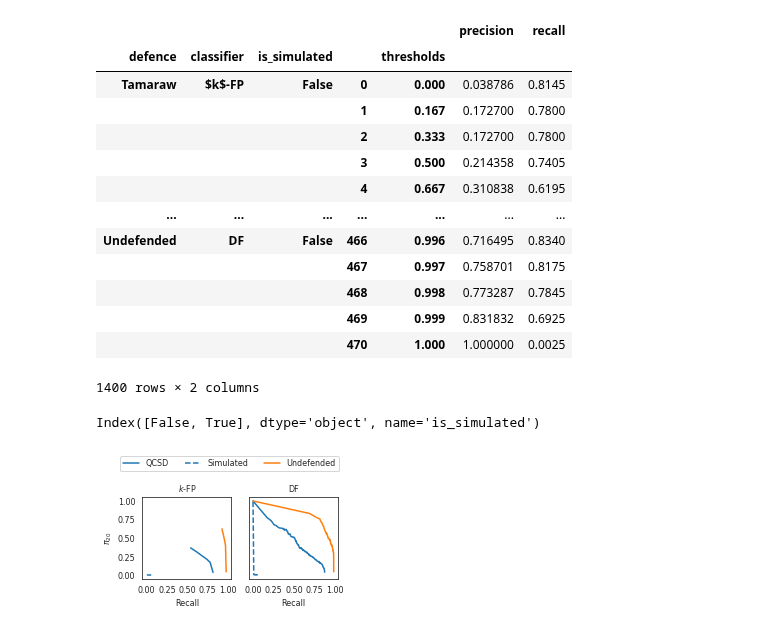
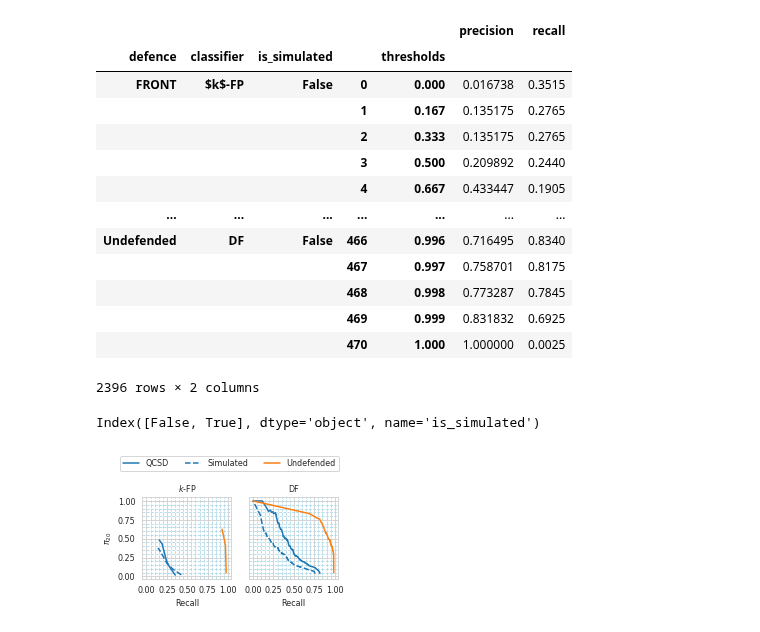
Before and after one commit to jpcsmith/qcsd-experiments, a Jupyter notebook: workflow/notebooks/result-analysis-curve.ipynb, the cells around one changed output. Saved outputs shown, nothing was run; the diff lists cells and outputs as text; code cells hidden in the pictures.

```diff
--- a/workflow/notebooks/result-analysis-curve.ipynb
+++ b/workflow/notebooks/result-analysis-curve.ipynb
@@ -19,17 +19,21 @@ plt.rcParams.update({
     'axes.titlesize': 8,
     'legend.fontsize': 8,
 })
+
+WITH_GRID = True
 # %%
 INPUTS = [
     f"../../results/ml-eval-conn/{path}/predict/{classifier}-0.csv"
     for classifier in ["kfp", "dfnet"]
-    # for path in ["front", "simulated-front", "undefended"]
-    for path in ["tamaraw", "simulated-tamaraw", "undefended"]
+    for path in ["front", "simulated-front", "undefended"]
+    # for path in ["tamaraw", "simulated-tamaraw", "undefended"]
 ]
 OUTPUT_FILE = pathlib.Path("/tmp/plot.png")
 WITH_LEGEND = True
+WITH_SIMULATED = True
 
 if "snakemake" in globals():
     INPUTS = list(snakemake.input)
     OUTPUT_FILE = pathlib.Path(snakemake.output[0])
     WITH_LEGEND = snakemake.params.get("with_legend", False)
+    WITH_SIMULATED = snakemake.params.get("with_simulated", True)
@@ -114,56 +133,67 @@ pr_scores
 # %% [output]
 |  |  |  |  |  | precision | recall |
 | defence | classifier | is_simulated |  | thresholds |  |  |
-| Tamaraw | $k$-FP | False | 0 | 0.000 | 0.038786 | 0.8145 |
-|  |  |  | 1 | 0.167 | 0.172700 | 0.7800 |
-|  |  |  | 2 | 0.333 | 0.172700 | 0.7800 |
-|  |  |  | 3 | 0.500 | 0.214358 | 0.7405 |
-|  |  |  | 4 | 0.667 | 0.310838 | 0.6195 |
+| FRONT | $k$-FP | False | 0 | 0.000 | 0.016738 | 0.3515 |
+|  |  |  | 1 | 0.167 | 0.135175 | 0.2765 |
+|  |  |  | 2 | 0.333 | 0.135175 | 0.2765 |
+|  |  |  | 3 | 0.500 | 0.209892 | 0.2440 |
+|  |  |  | 4 | 0.667 | 0.433447 | 0.1905 |
 | ... | ... | ... | ... | ... | ... | ... |
 | Undefended | DF | False | 466 | 0.996 | 0.716495 | 0.8340 |
 |  |  |  | 467 | 0.997 | 0.758701 | 0.8175 |
 |  |  |  | 468 | 0.998 | 0.773287 | 0.7845 |
 |  |  |  | 469 | 0.999 | 0.831832 | 0.6925 |
 |  |  |  | 470 | 1.000 | 1.000000 | 0.0025 |
-1400 rows × 2 columns
+2396 rows × 2 columns
 # %%
 pr_scores.index.unique("is_simulated")
 # %% [output]
 Index([False, True], dtype='object', name='is_simulated')
 # %%
+if WITH_GRID:
+    sns.set_style("whitegrid")
+
 def plot_pr_curves(plot_data):
+    if not WITH_SIMULATED:
+        plot_data = plot_data.xs(False, level="is_simulated", drop_level=False)
+
     fig, axes_arr = plt.subplots(1, 2, figsize=(3.5, 1.5), sharex=True, sharey=True)
     for classifier, axes in  zip(plot_data.index.unique("classifier"), axes_arr.ravel()):
         for defence, color in zip(plot_data.index.unique("defence"), ["#1f77b4", "#ff7f0e"]):
             for is_simulated, linestyle in zip([False, True], ["-", "--"]):
-                if defence == "Undefended" and is_simulated:
+                if (
+                    defence == "Undefended" and is_simulated
+                    or is_simulated and not WITH_SIMULATED
+                ):
                     continue
+
                 label = "QCSD" if not is_simulated else "Simulated"
                 # label = defence if defence == "Undefended" else f"{defence} ({label})"
                 label = defence if defence == "Undefended" else label
                 axes.plot(
                     plot_data["recall"][defence][classifier][is_simulated],
                     plot_data["precision"][defence][classifier][is_simulated],
                     label=label,
                     linestyle=linestyle,
                     color=color,
                 )
         axes.set_xlabel("Recall")
         axes.set_xticks([0, .25, .5, .75, 1])
 
-        # axes.grid(True, which="minor", axis="both", color="lightblue", linestyle="--")
-        # axes.yaxis.set_minor_locator(ticker.MultipleLocator(.05))
-        # axes.xaxis.set_minor_locator(ticker.MultipleLocator(.05))
+        if WITH_GRID:
+            axes.grid(True, which="minor", axis="both", color="lightblue", linestyle="--")
+            axes.yaxis.set_minor_locator(ticker.MultipleLocator(.05))
+            axes.xaxis.set_minor_locator(ticker.MultipleLocator(.05))
 
         axes.set_title(classifier)
     axes_arr[0].set_ylabel("$\pi_{20}$")
     handles, labels = axes_arr[0].get_legend_handles_labels()
     if WITH_LEGEND:
         fig.legend(handles, labels, loc='upper left', bbox_to_anchor=(0.02, 1.3), ncol=3)
     return fig
 
 fig = plot_pr_curves(pr_scores)
 fig.savefig(OUTPUT_FILE.with_suffix(".png"), bbox_inches="tight", dpi=150)
 fig.savefig(OUTPUT_FILE.with_suffix(".pgf"), backend="pgf", bbox_inches="tight")
 # %% [output]
-[figure, old version]
+[figure, new version]
```
Also changed, not shown: parts of 2 cells of this notebook, 7 other files.
